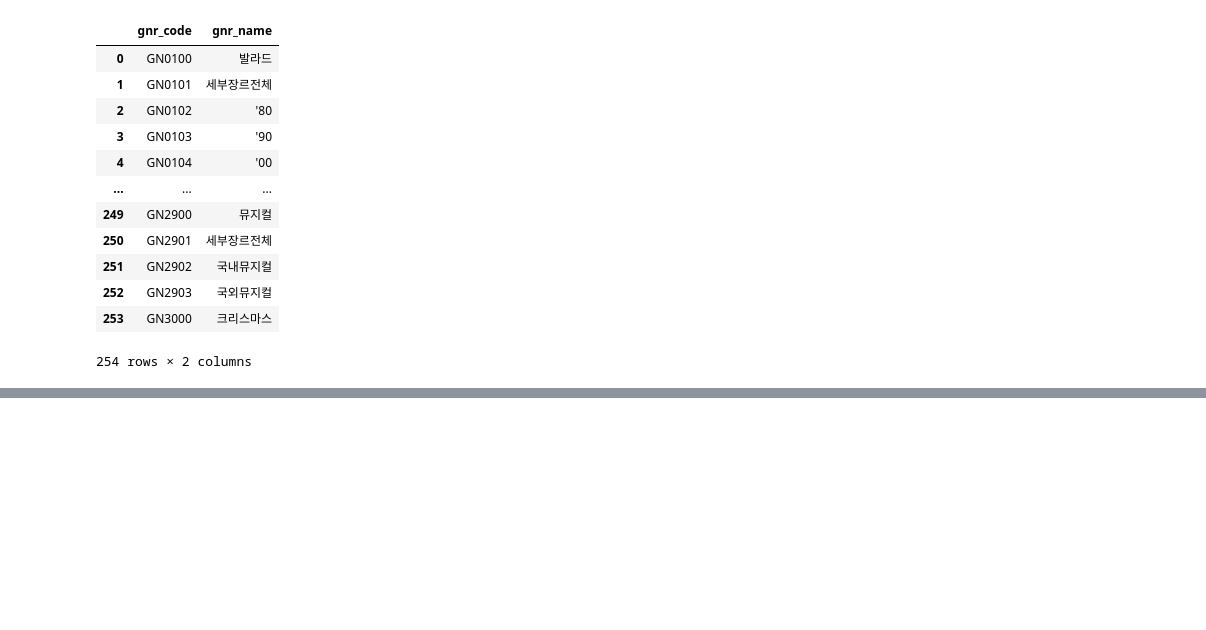
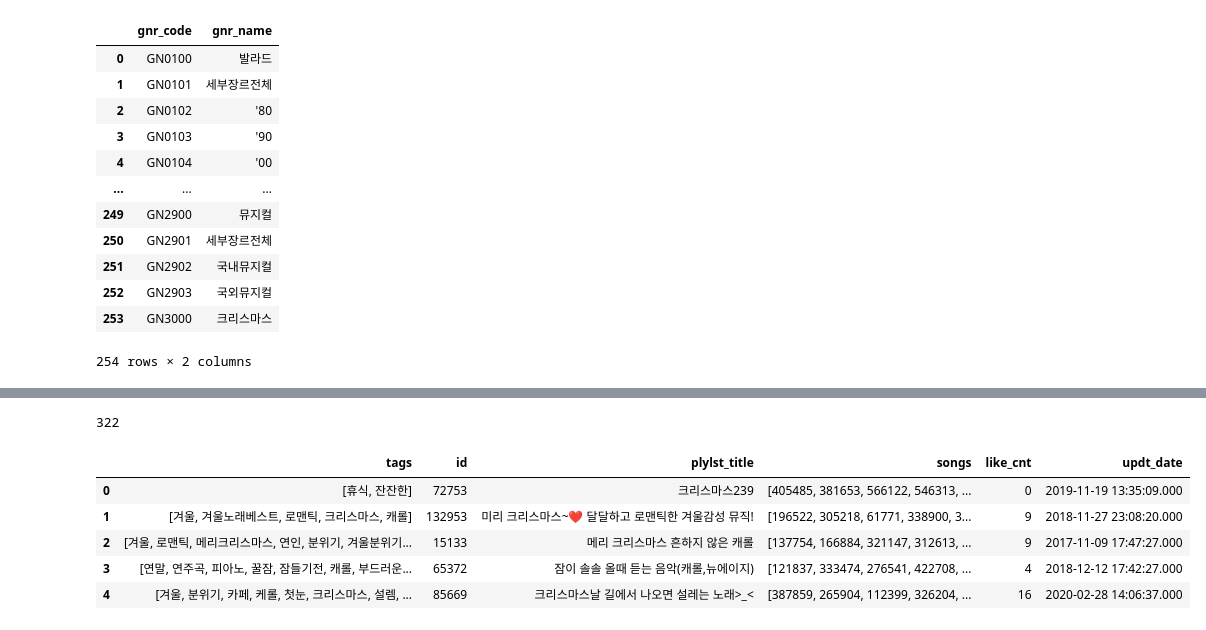
Before and after one commit to kye8524/MLTeamProject, a Jupyter notebook: load_data.ipynb, the cells around one changed output, grey strips where cells are left out. Drawn from its saved outputs; the diff is of its cells as text; code cells hidden in the pictures; blank space fills up the shorter version.

```diff
--- a/load_data.ipynb
+++ b/load_data.ipynb
@@ -114,0 +161,11 @@ genre_gn_all
+# %%
+print(len(test_playlist))
+test_playlist.head()
+# %% [output]
+322
+|  | tags | id | plylst_title | songs | like_cnt | updt_date |
+| 0 | [휴식, 잔잔한] | 72753 | 크리스마스239 | [405485, 381653, 566122, 546313, ... | 0 | 2019-11-19 13:35:09.000 |
+| 1 | [겨울, 겨울노래베스트, 로맨틱, 크리스마스, 캐롤] | 132953 | 미리 크리스마스~❤ 달달하고 로맨틱한 겨울감성 뮤직! | [196522, 305218, 61771, 338900, 3... | 9 | 2018-11-27 23:08:20.000 |
+| 2 | [겨울, 로맨틱, 메리크리스마스, 연인, 분위기, 겨울분위기... | 15133 | 메리 크리스마스 흔하지 않은 캐롤 | [137754, 166884, 321147, 312613, ... | 9 | 2017-11-09 17:47:27.000 |
+| 3 | [연말, 연주곡, 피아노, 꿀잠, 잠들기전, 캐롤, 부드러운... | 65372 | 잠이 솔솔 올때 듣는 음악(캐롤,뉴에이지) | [121837, 333474, 276541, 422708, ... | 4 | 2018-12-12 17:42:27.000 |
+| 4 | [겨울, 분위기, 카페, 케롤, 첫눈, 크리스마스, 설렘, ... | 85669 | 크리스마스날 길에서 나오면 설레는 노래>_< | [387859, 265904, 112399, 326204, ... | 16 | 2020-02-28 14:06:37.000 |
```
Also changed, not shown: parts of 5 cells of this notebook, 2 other files.
